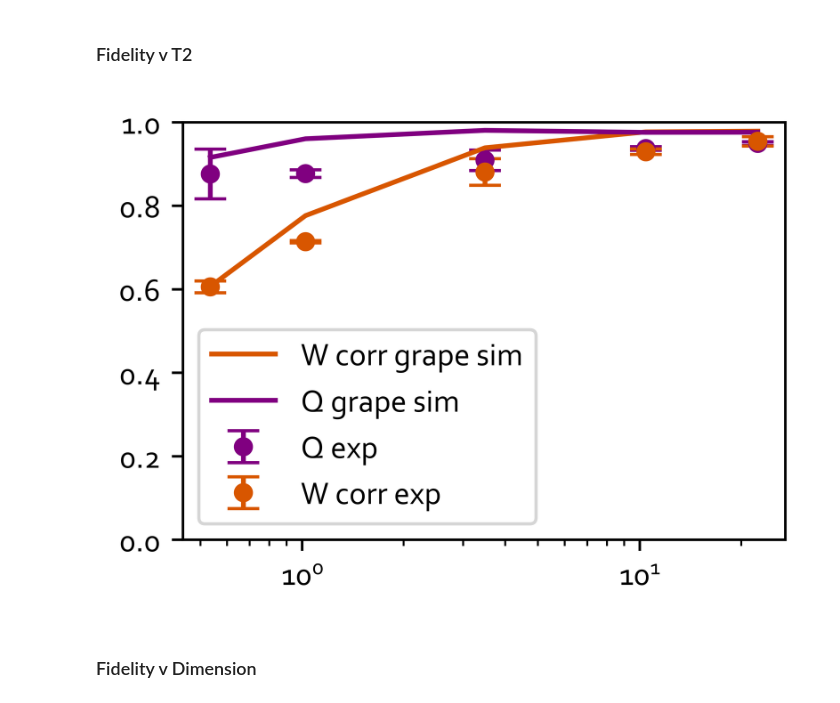
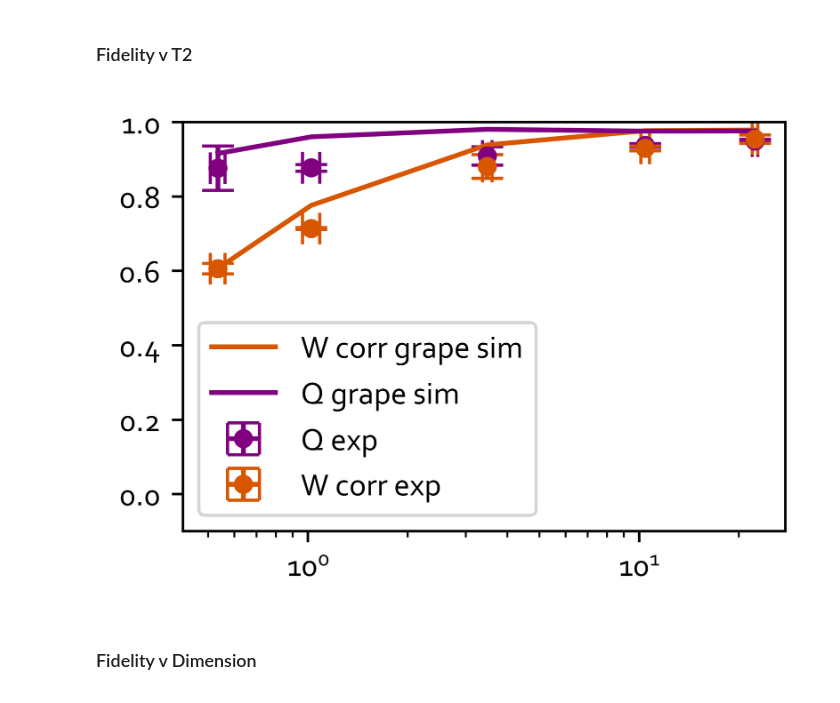
Before and after one commit to clarayfontaine/ORENS_bosonic_state_reconstruction, a Jupyter notebook: F_v_Dim_and_T2_Data_Processing_and_Simulation_Dec_16/plot_all_figures.ipynb, the cells around one changed output. Cells and saved outputs as stored; diff of their text form; code cells hidden in the pictures.

```diff
--- a/F_v_Dim_and_T2_Data_Processing_and_Simulation_Dec_16/plot_all_figures.ipynb
+++ b/F_v_Dim_and_T2_Data_Processing_and_Simulation_Dec_16/plot_all_figures.ipynb
@@ -23,8 +21,11 @@ fontname = "Corbel"
 mpl.rc("font", family=fontname)
 
 wigner_colors = ["crimson", "white", "navy"]
+# wigner_custom_cmap = mpl.colors.LinearSegmentedColormap.from_list(
+#     "CrimsonToNavy", wigner_colors, N=256
+# )
 wigner_custom_cmap = mpl.colors.LinearSegmentedColormap.from_list(
-    "CrimsonToNavy", wigner_colors, N=256
+    "bwr", wigner_colors, N=256
 )
 
 color_Q = "purple"
@@ -46,7 +47,7 @@ Q_exp_directory = r"results_dimensions\exp\Q\minimal"
 
 Q_exp_T2_directory = r"results_t2\exp\Q"
 
-save_figs_path = r"C:\Users\admin\Documents\Clara\tomography_figures"
+save_figs_path = r"C:\Users\a9522\Desktop\paper\QRP\figs\all"
 # %% [markdown]
 # Figure 2: Coherent error
 # %% [markdown]
@@ -593,9 +594,9 @@ fig, ax = plt.subplots(figsize=half_width_dims, dpi=1200)
 # ax.tick_params(axis="y", which="major", length=12 * cm, width=3 * cm)
 # ax.tick_params(axis="both", which="minor", length=6 * cm, width=2 * cm)
 
-ax.set_ylim([0, 1])
+ax.set_ylim([-0.1, 1])
 T2s = exp_params.badt2_list / 1e3
-
+T2s_err = exp_params.badt2_err / 1e3
 
 my_labels = {"Q exp": "Q exp", "W corr exp": "W corr exp", "W norm exp": "W norm exp"}
 
@@ -603,6 +604,7 @@ line_Qexp = ax.errorbar(
     x=T2s,
     y=Q_exp_T2_fidelities[:, 0],
     yerr=Q_exp_T2_fidelities[:, 1],
+    xerr=T2s_err,
     c=color_Q,
     fmt="o",
     label="Q exp",
@@ -617,6 +619,7 @@ line_Wcorrexp = ax.errorbar(
     x=T2s,
     y=W_corr_exp_T2_fidelities[:, 0],
     yerr=W_corr_exp_T2_fidelities[:, 1],
+    xerr=T2s_err,
     c=color_W_corr,
     fmt="o",
     label="W corr exp",
@@ -625,34 +628,34 @@ line_Wcorrexp = ax.errorbar(
     capsize=markersize
     #     edgecolor=edge_color[i],
     #     linewidth=lw,
 )
 
 
 line_Wcorrsim = plt.plot(
     T2s,
     W_corr_sim_T2_grape_results[:, 0],
     "-",
     color=color_W_corr,
     label="W corr grape sim",
 )
 
 line_Qsim = plt.plot(
     T2s,
     Q_sim_T2_grape_results[:, 0],
     "-",
     color=color_Q,
     label="Q grape sim",
 )
 
 ax.set_xscale("log")
 
 ax.legend()
 # ax.set_title("Fidelity vs T2")
 plt.show()
 
 fig.savefig(save_figs_path + "/fig4_t2.pdf", dpi=1200)
 # %% [output]
-[figure, old version]
+[figure, new version]
 # %% [markdown]
 ### Fidelity v Dimension
 # %%
```
Also changed, not shown: parts of 11 cells of this notebook.
